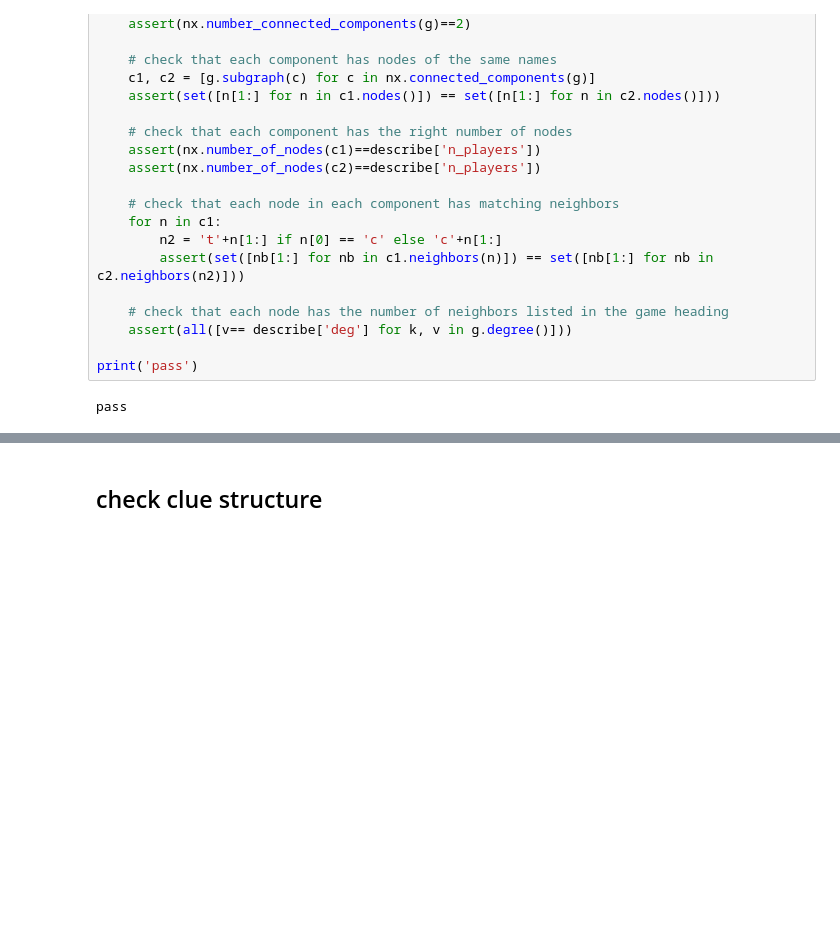
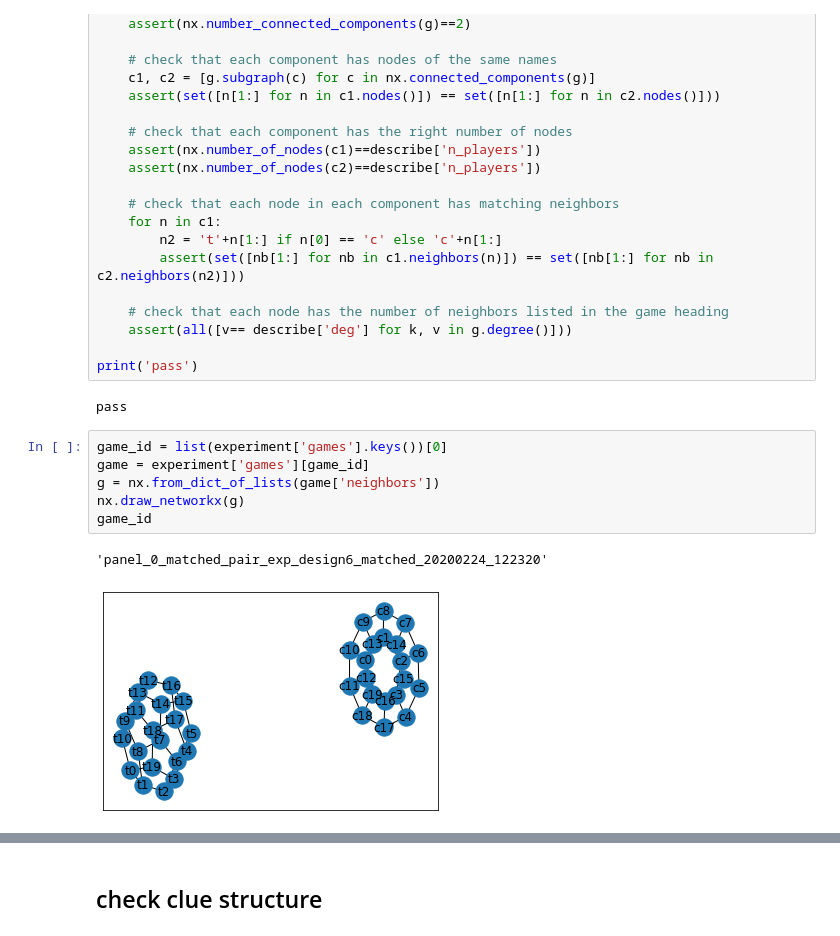
Before and after one commit to JamesPHoughton/detective-game-interdependent-diffusion, a Jupyter notebook: setup/Game Setup Tests - prereg.ipynb, the cells around one changed output, grey strips where cells are left out. Cells and saved outputs as stored; diff of their text form; blank space fills up the shorter version.

```diff
--- a/setup/Game Setup Tests - prereg.ipynb
+++ b/setup/Game Setup Tests - prereg.ipynb
@@ -89,3 +89,12 @@ for game_id, game in experiment['games'].items():
 print('pass')
 # %% [output]
 pass
+# %%
+game_id = list(experiment['games'].keys())[0]
+game = experiment['games'][game_id]
+g = nx.from_dict_of_lists(game['neighbors'])
+nx.draw_networkx(g)
+game_id
+# %% [output]
+'panel_0_matched_pair_exp_design6_matched_20200224_122320'
+[figure, added]
```
Also changed, not shown: parts of 1 cell of this notebook, 4 other files.
